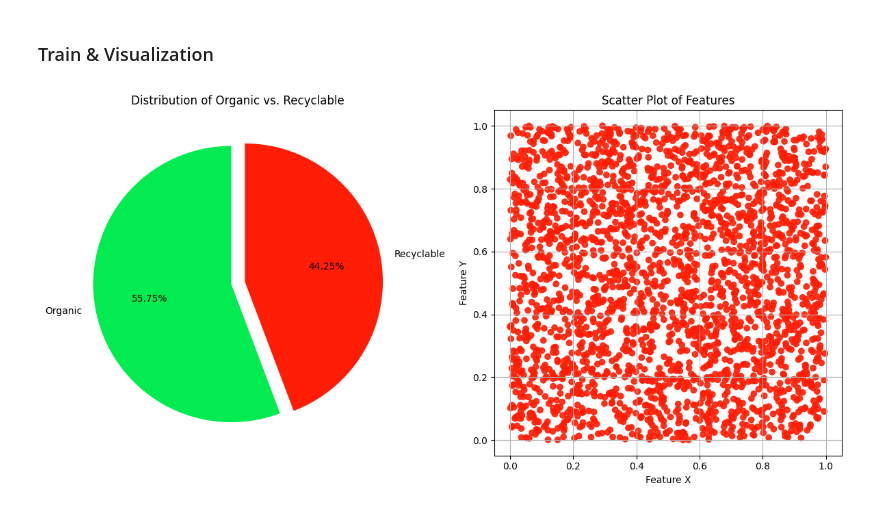
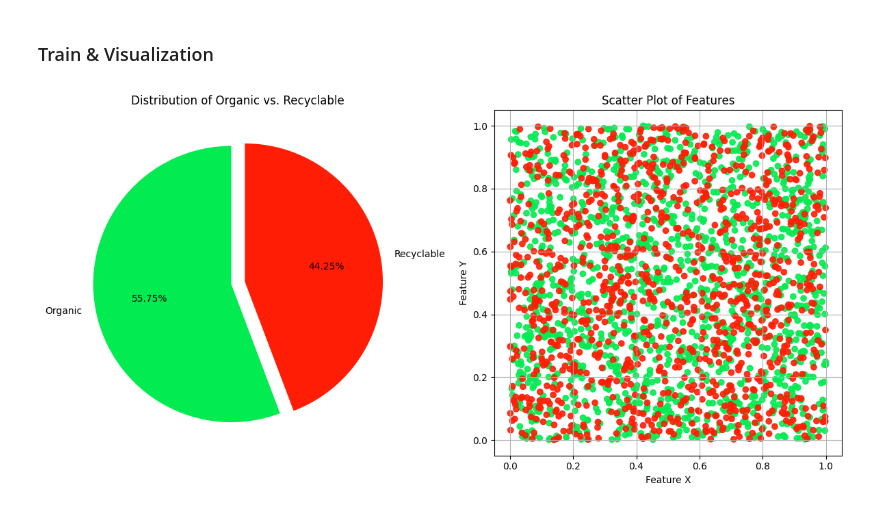
Before and after one commit to SoumodeepDas2004/AICTE-intership-To-develop-a-CNN-model-to-classify-images-of-plastic-waste-into-different-categories, a Jupyter notebook: wasteclassificationweek1.ipynb, the cells around one changed output. Cells and saved outputs as stored; diff of their text form; code cells hidden in the pictures.

```diff
--- a/wasteclassificationweek1.ipynb
+++ b/wasteclassificationweek1.ipynb
@@ -33,7 +33,7 @@ test_path = os.path.normpath("DATASET/TRAIN")
 #------------------------
 x_data=[]
 y_data=[]
-for category in glob(train_path+'/*'):
+for category in glob(train_path +'/*'):
     for file in tqdm(glob(category+'/*')):
         #using try except to handel errors without intrupting the code execution
         try:
@@ -45,7 +45,7 @@ for category in glob(train_path+'/*'):
             y_data.append(category.split('/')[-1])
         except Exception as e:
             print(f"Error occured as : {e}")
-
+ydata=list(set(y_data))
 #creating data base from train data
 data=pd.DataFrame({'image':x_data,'label':y_data})
 # %%
@@ -53,33 +53,33 @@ data=pd.DataFrame({'image':x_data,'label':y_data})
 
 # Pie Chart
 colors = ["#02eb50", "#ff1e05"]
 plt.figure(figsize=(12, 6))  # Set figure size to fit both plots
 
 plt.subplot(1, 2, 1)  # First subplot (1 row, 2 columns, 1st plot)
 plt.title("Distribution of Organic vs. Recyclable")
 plt.pie(
     data.label.value_counts(),
     labels=["Organic", "Recyclable"],
     autopct='%0.2f%%',
     colors=colors,
     startangle=90,
     explode=[0.05, 0.05]
 )
 
 # Scatter Plot
 # Generating random data for demonstration (replace with actual feature data)
 scatter_x = np.random.rand(len(data))  # Random X values
 scatter_y = np.random.rand(len(data))  # Random Y values
-scatter_colors = ['#02eb50' if label == 0 else '#ff1e05' for label in data.label]
-
+scatter_colors = ['#02eb50' if label == ydata[1] else '#ff1e05' for label in data.label]
+#print(ydata) #checking the indexing nothing
 plt.subplot(1, 2, 2)  # Second subplot (1 row, 2 columns, 2nd plot)
 plt.title("Scatter Plot of Features")
 plt.scatter(scatter_x, scatter_y, c=scatter_colors, alpha=0.9)
 plt.xlabel("Feature X")
 plt.ylabel("Feature Y")
 plt.grid(True)
 
 plt.tight_layout()  # Adjust layout to prevent overlap
 plt.show()
 # %% [output]
-[figure, old version]
+[figure, new version]
```
